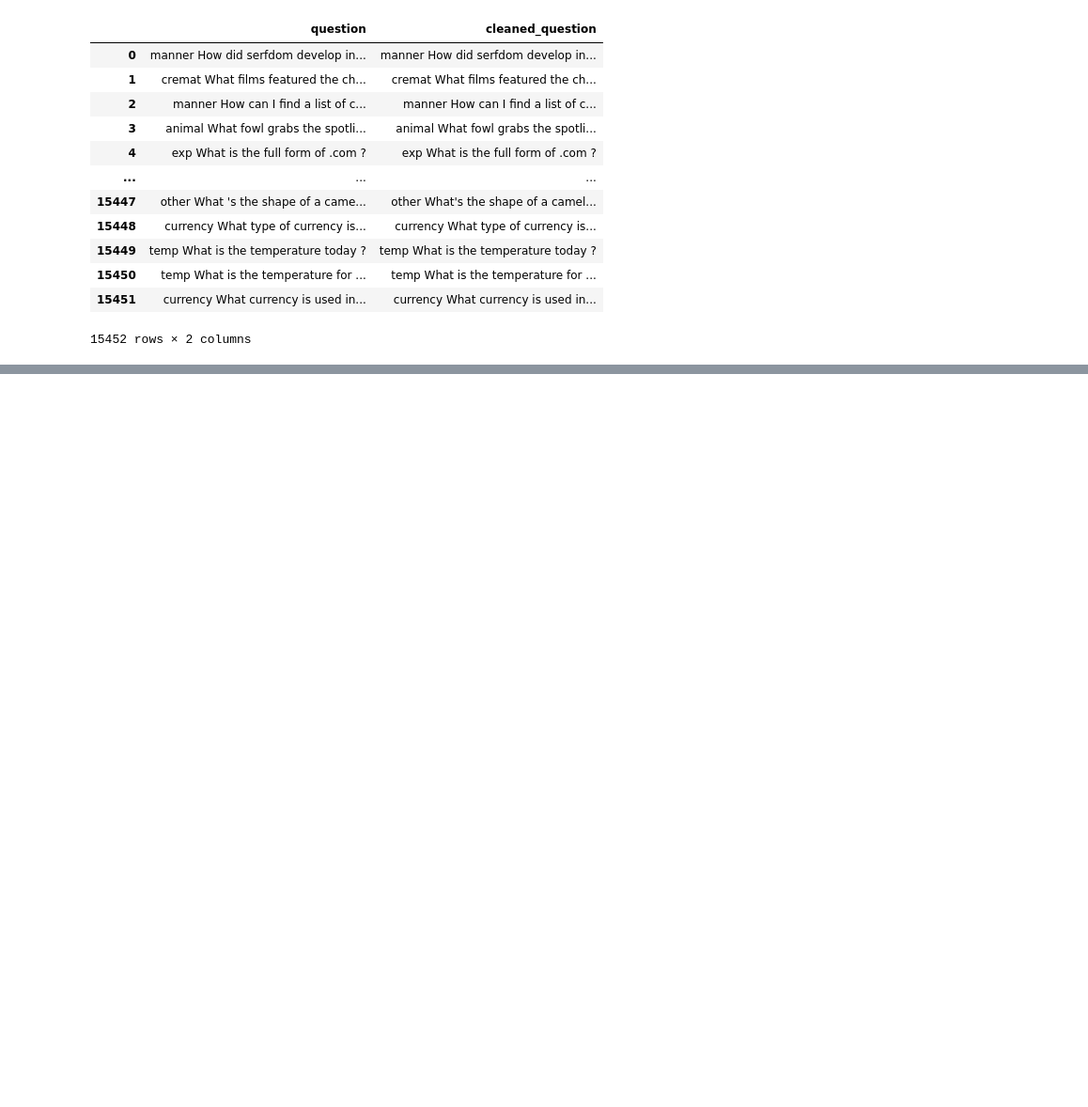
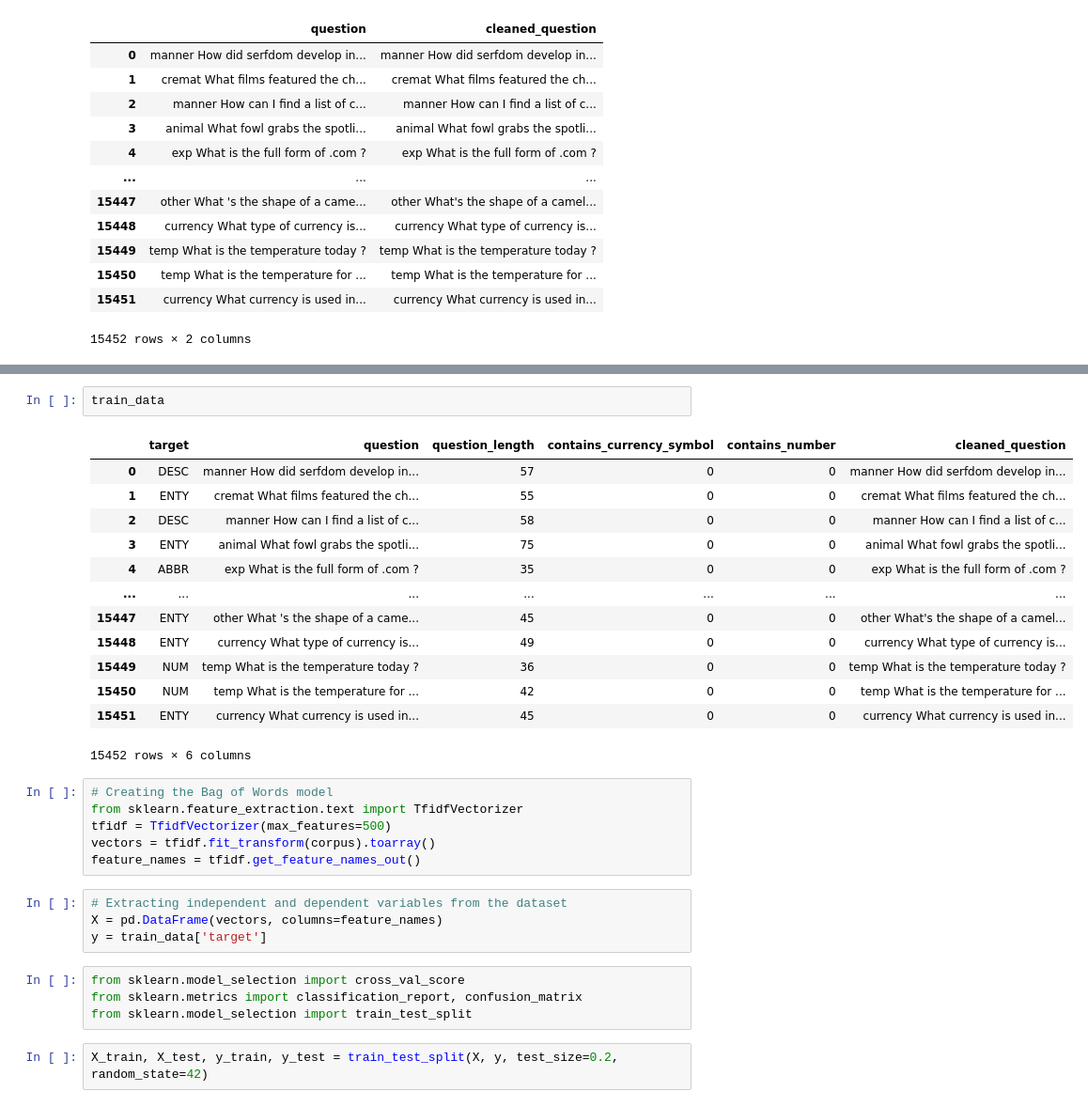
Before and after one commit to Ghadqa/Question-classification-, a Jupyter notebook: question_classification.ipynb, the cells around one changed output, grey strips where cells are left out. Shown at 94% size. Cells and saved outputs as stored; diff of their text form; blank space fills up the shorter version.

```diff
--- a/question_classification.ipynb
+++ b/question_classification.ipynb
@@ -193,0 +275,32 @@ train_data
+# %%
+train_data
+# %% [output]
+|  | target | question | question_length | contains_currency_symbol | contains_number | cleaned_question |
+| 0 | DESC | manner How did serfdom develop in... | 57 | 0 | 0 | manner How did serfdom develop in... |
+| 1 | ENTY | cremat What films featured the ch... | 55 | 0 | 0 | cremat What films featured the ch... |
+| 2 | DESC | manner How can I find a list of c... | 58 | 0 | 0 | manner How can I find a list of c... |
+| 3 | ENTY | animal What fowl grabs the spotli... | 75 | 0 | 0 | animal What fowl grabs the spotli... |
+| 4 | ABBR | exp What is the full form of .com ? | 35 | 0 | 0 | exp What is the full form of .com ? |
+| ... | ... | ... | ... | ... | ... | ... |
+| 15447 | ENTY | other What 's the shape of a came... | 45 | 0 | 0 | other What's the shape of a camel... |
+| 15448 | ENTY | currency What type of currency is... | 49 | 0 | 0 | currency What type of currency is... |
+| 15449 | NUM | temp What is the temperature today ? | 36 | 0 | 0 | temp What is the temperature today ? |
+| 15450 | NUM | temp What is the temperature for ... | 42 | 0 | 0 | temp What is the temperature for ... |
+| 15451 | ENTY | currency What currency is used in... | 45 | 0 | 0 | currency What currency is used in... |
+15452 rows × 6 columns
+# %%
+# Creating the Bag of Words model
+from sklearn.feature_extraction.text import TfidfVectorizer
+tfidf = TfidfVectorizer(max_features=500)
+vectors = tfidf.fit_transform(corpus).toarray()
+feature_names = tfidf.get_feature_names_out()
+# %%
+# Extracting independent and dependent variables from the dataset
+X = pd.DataFrame(vectors, columns=feature_names)
+y = train_data['target']
+# %%
+from sklearn.model_selection import cross_val_score
+from sklearn.metrics import classification_report, confusion_matrix
+from sklearn.model_selection import train_test_split
+# %%
+X_train, X_test, y_train, y_test = train_test_split(X, y, test_size=0.2, random_state=42)
```
Also changed, not shown: parts of 15 cells of this notebook.
